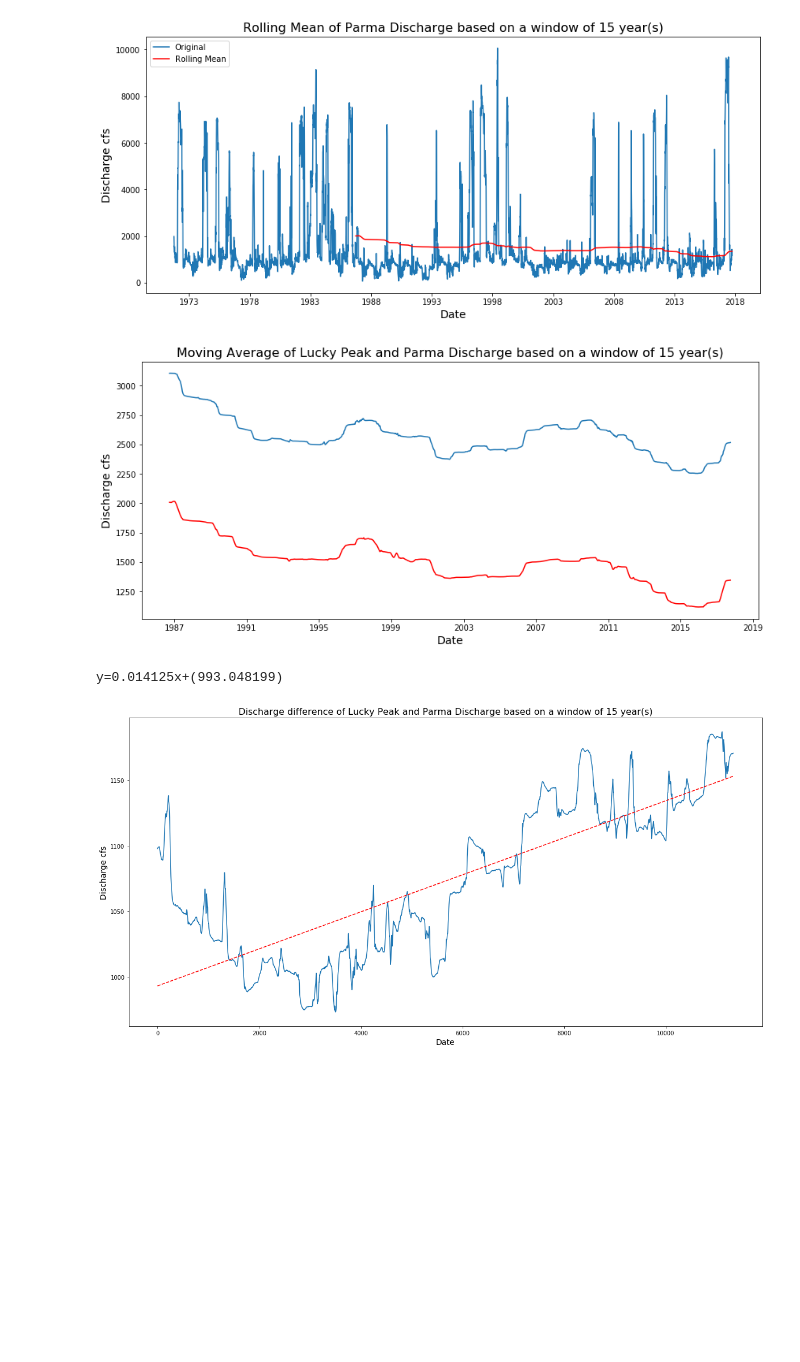
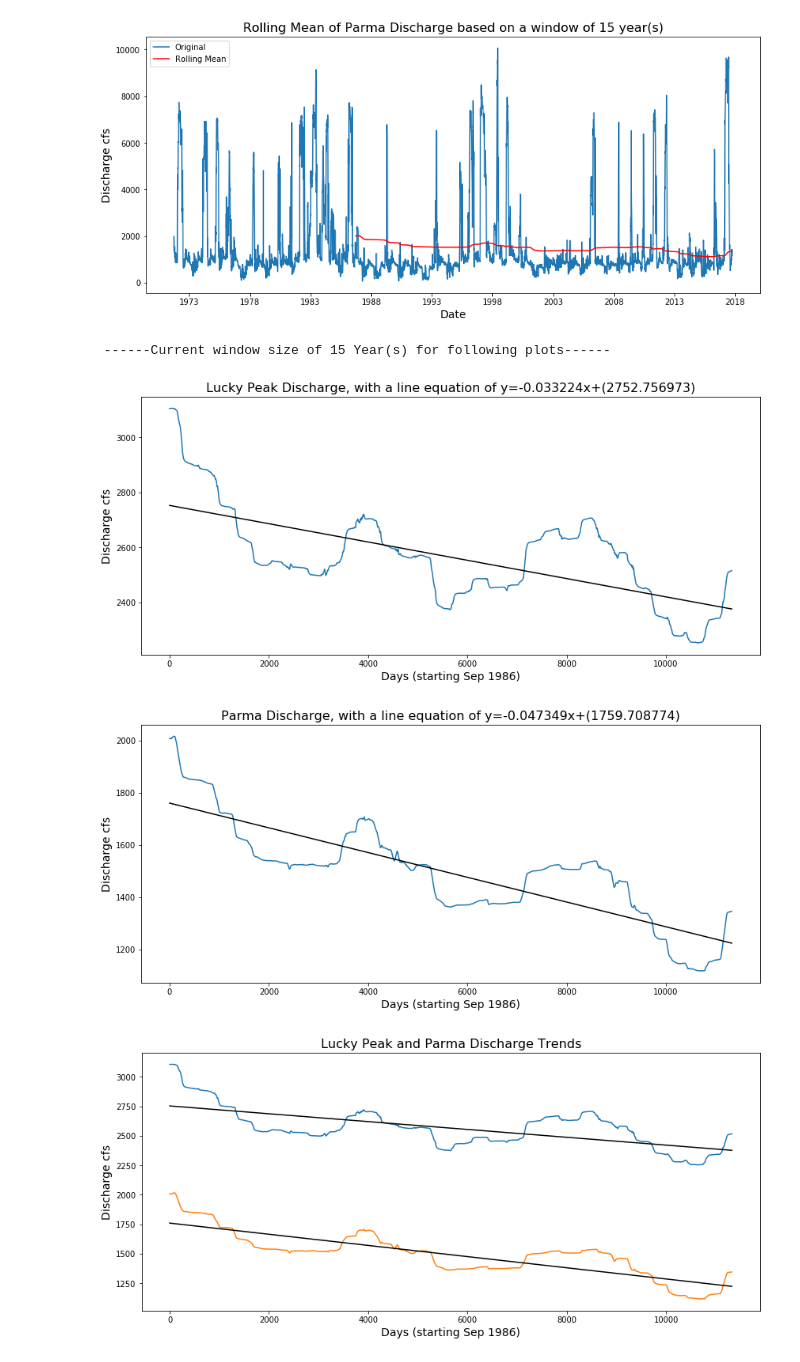
Before and after one commit to curtiscrandall/TVWA, a Jupyter notebook: BoiseRiverDischarge.ipynb, the cells around one changed output. Saved outputs shown, nothing was run; the diff lists cells and outputs as text; code cells hidden in the pictures; blank space fills up the shorter version.

Commit message:
fixed trendlines and layout

```diff
--- a/BoiseRiverDischarge.ipynb
+++ b/BoiseRiverDischarge.ipynb
@@ -173,43 +173,83 @@ plt.show()
 # %%
 # Create new dataframe and trim NaN values from the data
 df2 = pd.DataFrame({'Date': dates, 'RM_lucky': RM_Lucky, 'RM_Parma': RM_Parma})
 filtered_df2 = df2[df2['RM_lucky'].notnull()]
 RM_Lucky_f = filtered_df2['RM_lucky'].values
 RM_Parma_f = filtered_df2['RM_Parma'].values
-date_f = filtered_df2['Date'].values
+date_f = filtered_df2['Date'].values.astype('datetime64[D]')
 
 
 # Calculate the difference per year between the datasets
 # Difference
 difference = []
 for i in range(len(RM_Lucky_f)):
     x = RM_Lucky_f[i] - RM_Parma_f[i]
     difference.append(x)
 
+# print window size for plot data
+print('\033[1m ------Current window size of %i Year(s) for following plots------ \033[1m'%N)
+
+# trendline psuedo x vector
 daterange = np.arange(0,len(difference),1)
 
-# Plot both moving averages
+# Plot lucky peak
+# lucky peak trendline
+z = np.polyfit(daterange, RM_Lucky_f, 1)
+p = np.poly1d(z)
 plt.figure(figsize=(14,6))
-plt.plot(date_f,RM_Lucky_f)
-plt.plot(date_f,RM_Parma_f,'r')
-plt.title('Moving Average of Lucky Peak and Parma Discharge based on a window of %i year(s)'%N,fontsize=16)
+plt.plot(daterange,RM_Lucky_f)
+plt.plot(daterange,p(daterange),color="black")
+plt.title('Lucky Peak Discharge, with a line equation of y=%.6fx+(%.6f)'%(z[0],z[1]),fontsize=16)
 plt.ylabel('Discharge cfs',fontsize=14)
-plt.xlabel('Date',fontsize=14)
+plt.xlabel('Days (starting Sep 1986)',fontsize=14)
+#print ("y=%.6fx+(%.6f)"%(z[0],z[1]))
 plt.show()
 
-##trendline
+# Plot parma
+# Parma trendline
+z = np.polyfit(daterange, RM_Parma_f, 1)
+p = np.poly1d(z)
+plt.figure(figsize=(14,6))
+plt.plot(daterange,RM_Parma_f)
+plt.plot(daterange,p(daterange),color="black")
+plt.title('Parma Discharge, with a line equation of y=%.6fx+(%.6f)'%(z[0],z[1]),fontsize=16)
+plt.ylabel('Discharge cfs',fontsize=14)
+plt.xlabel('Days (starting Sep 1986)',fontsize=14)
+#print ("y=%.6fx+(%.6f)"%(z[0],z[1]))
+plt.show()
+
+# Plot of both Lucky peak and Parma
+# lucky peak trendline
+zl = np.polyfit(daterange, RM_Lucky_f, 1)
+pl = np.poly1d(zl)
+# Parma trendline
+zp = np.polyfit(daterange, RM_Parma_f, 1)
+pp = np.poly1d(zp)
+# Plot\
+plt.figure(figsize=(14,6))
+plt.plot(daterange,RM_Lucky_f)
+plt.plot(daterange,pl(daterange),color="black")
+plt.plot(daterange,RM_Parma_f)
+plt.plot(daterange,pp(daterange),color="black")
+plt.xlabel('Days (starting Sep 1986)',fontsize=14)
+plt.title('Lucky Peak and Parma Discharge Trends', fontsize=16)
+plt.ylabel('Discharge cfs',fontsize=14)
+plt.show()
+
+# Plot difference of both moving averages
+# difference trendline
 z = np.polyfit(daterange, difference, 1)
 p = np.poly1d(z)
-# Plot difference of both moving averages
-plt.figure(figsize=(20,10))
+plt.figure(figsize=(14,6))
 plt.plot(daterange,difference)
-plt.plot(daterange,p(daterange),"r--")
-plt.title('Discharge difference of Lucky Peak and Parma Discharge based on a window of %i year(s)'%N,fontsize=16)
+plt.plot(daterange,p(daterange),color="black")
+plt.title('Lucky Peak and Parma Difference Discharge, with a line equation of y=%.6fx+(%.6f)'%(z[0],z[1]),fontsize=16)
 plt.ylabel('Discharge cfs',fontsize=14)
-plt.xlabel('Date',fontsize=14)
-print ("y=%.6fx+(%.6f)"%(z[0],z[1]))
+plt.xlabel('Days (starting Sep 1986)',fontsize=14)
+#print ("y=%.6fx+(%.6f)"%(z[0],z[1]))
 plt.show()
 # %% [output]
+ ------Current window size of 15 Year(s) for following plots------
-[figure, old version]
+[figure, new version]
-y=0.014125x+(993.048199)
-[figure, old version]
+[figure, new version]
+[figure, added]
```
Also changed, not shown: parts of 6 cells of this notebook.
